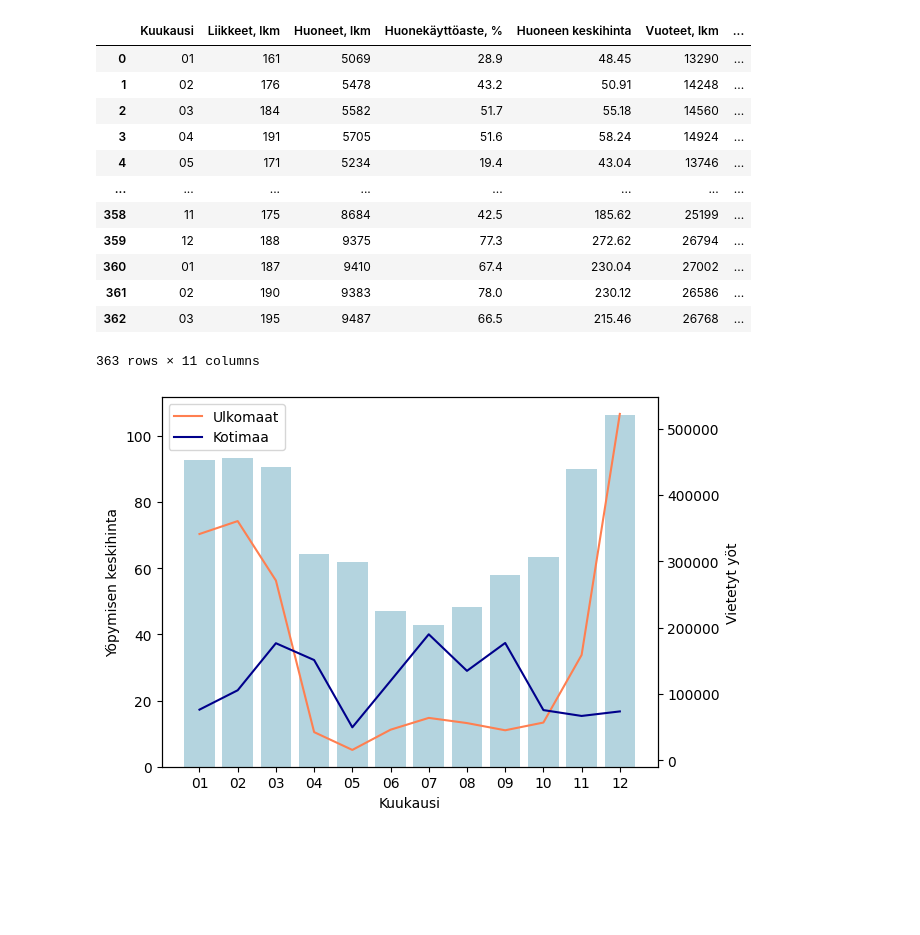
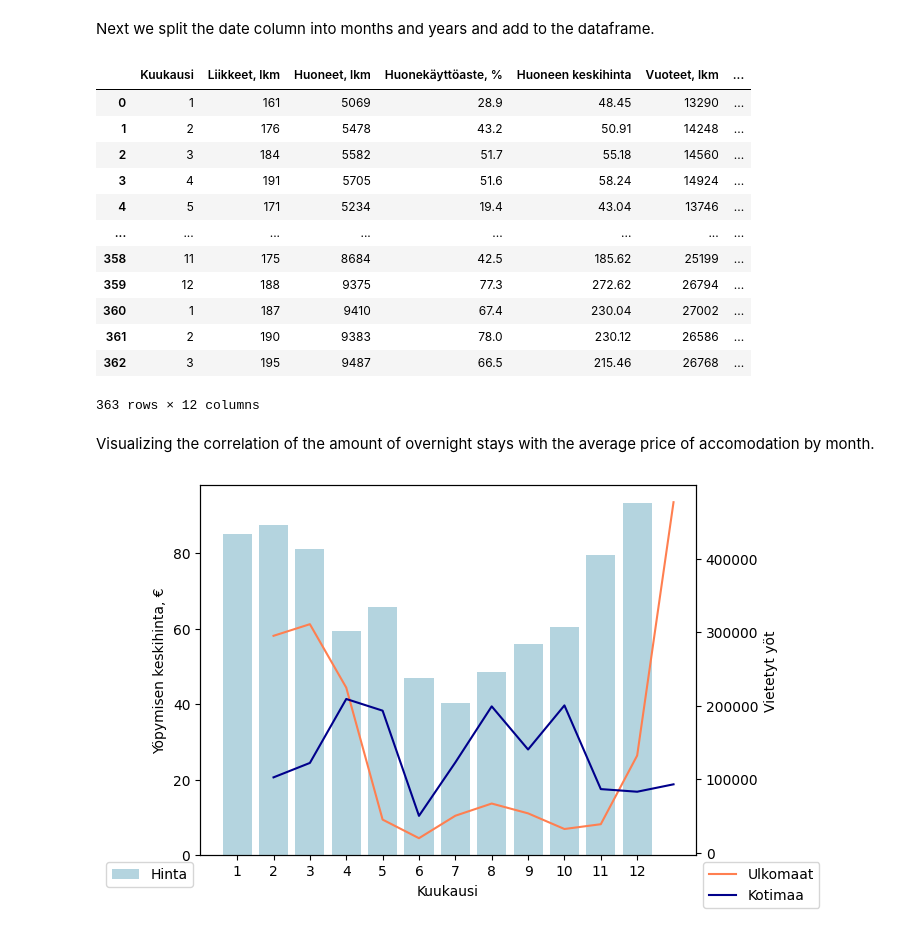
Before and after one commit to ValtsuL1/data-analytics-project, a Jupyter notebook: main.ipynb, the cells around one changed output. Drawn from its saved outputs; the diff is of its cells as text; code cells hidden in the pictures; blank space fills up the shorter version.

```diff
--- a/main.ipynb
+++ b/main.ipynb
@@ -25,3 +32,5 @@ df
+# %% [markdown]
+Next we split the date column into months and years and add to the dataframe.
 # %%
 months = []
 years = []
@@ -30,43 +39,58 @@ dates = df.iloc[:, [0]].values
 
 for date in dates:
     year = date[0].split('M')[0]
+    # Here we have to take the first two characters of the result,
+    # due to inconsistent formatting in the data.
     month = date[0].split('M')[1][:2]
 
-    months.append(month)
-    years.append(year)
+    months.append(int(month))
+    years.append(int(year))
 
 df["Kuukausi"] = months
 df["Vuosi"] = years
 df
 # %% [output]
 |  | Kuukausi | Liikkeet, lkm | Huoneet, lkm | Huonekäyttöaste, % | Huoneen keskihinta | Vuoteet, lkm | ... |
-| 0 | 01 | 161 | 5069 | 28.9 | 48.45 | 13290 | ... |
-| 1 | 02 | 176 | 5478 | 43.2 | 50.91 | 14248 | ... |
-| 2 | 03 | 184 | 5582 | 51.7 | 55.18 | 14560 | ... |
-| 3 | 04 | 191 | 5705 | 51.6 | 58.24 | 14924 | ... |
-| 4 | 05 | 171 | 5234 | 19.4 | 43.04 | 13746 | ... |
+| 0 | 1 | 161 | 5069 | 28.9 | 48.45 | 13290 | ... |
+| 1 | 2 | 176 | 5478 | 43.2 | 50.91 | 14248 | ... |
+| 2 | 3 | 184 | 5582 | 51.7 | 55.18 | 14560 | ... |
+| 3 | 4 | 191 | 5705 | 51.6 | 58.24 | 14924 | ... |
+| 4 | 5 | 171 | 5234 | 19.4 | 43.04 | 13746 | ... |
 | ... | ... | ... | ... | ... | ... | ... | ... |
 | 358 | 11 | 175 | 8684 | 42.5 | 185.62 | 25199 | ... |
 | 359 | 12 | 188 | 9375 | 77.3 | 272.62 | 26794 | ... |
-| 360 | 01 | 187 | 9410 | 67.4 | 230.04 | 27002 | ... |
-| 361 | 02 | 190 | 9383 | 78.0 | 230.12 | 26586 | ... |
-| 362 | 03 | 195 | 9487 | 66.5 | 215.46 | 26768 | ... |
+| 360 | 1 | 187 | 9410 | 67.4 | 230.04 | 27002 | ... |
+| 361 | 2 | 190 | 9383 | 78.0 | 230.12 | 26586 | ... |
+| 362 | 3 | 195 | 9487 | 66.5 | 215.46 | 26768 | ... |
-363 rows × 11 columns
+363 rows × 12 columns
+# %% [markdown]
+Visualizing the correlation of the amount of overnight stays with the average price of accomodation by month.
 # %%
-df_2024 = df.loc[df["Vuosi"] == "2024"]
+def get_price_to_stays(year):
 
-fig, ax1 = plt.subplots()
+    data = df.loc[df["Vuosi"] == year]
 
-sns.barplot(y="Yöpymisen keskihinta", x="Kuukausi",ax=ax1, data=df_2024, color="lightblue")
+    fig, ax1 = plt.subplots()
 
-ax2 = ax1.twinx()
+    sns.barplot(y="Yöpymisen keskihinta", x="Kuukausi",ax=ax1, data=data, color="lightblue", label="Hinta")
 
-sns.lineplot(x="Kuukausi", y="Ulkomaat", data=df_2024, ax=ax2, color="coral", label="Ulkomaat", legend=False)
+    ax2 = ax1.twinx()
 
-sns.lineplot(x="Kuukausi", y="Suomi", data=df_2024, ax=ax2, color="darkblue", label="Kotimaa")
+    sns.lineplot(x="Kuukausi", y="Ulkomaat", data=data, ax=ax2, color="coral", label="Ulkomaat")
 
-ax2.set(ylabel='Vietetyt yöt')
+    sns.lineplot(x="Kuukausi", y="Suomi", data=data, ax=ax2, color="darkblue", label="Kotimaa")
 
-plt.show()
+    ax1.set(ylabel='Yöpymisen keskihinta, €')
+
+    ax2.set(ylabel='Vietetyt yöt')
+
+    sns.move_legend(ax1, "upper right", bbox_to_anchor=(0, 0))
+
+    sns.move_legend(ax2, "upper left", bbox_to_anchor=(1, 0))
+
+    plt.title("")
+    plt.show()
+
+get_price_to_stays(2023)
 # %% [output]
-[figure, old version]
+[figure, new version]
```
Also changed, not shown: parts of 8 cells of this notebook, 1 other file.
